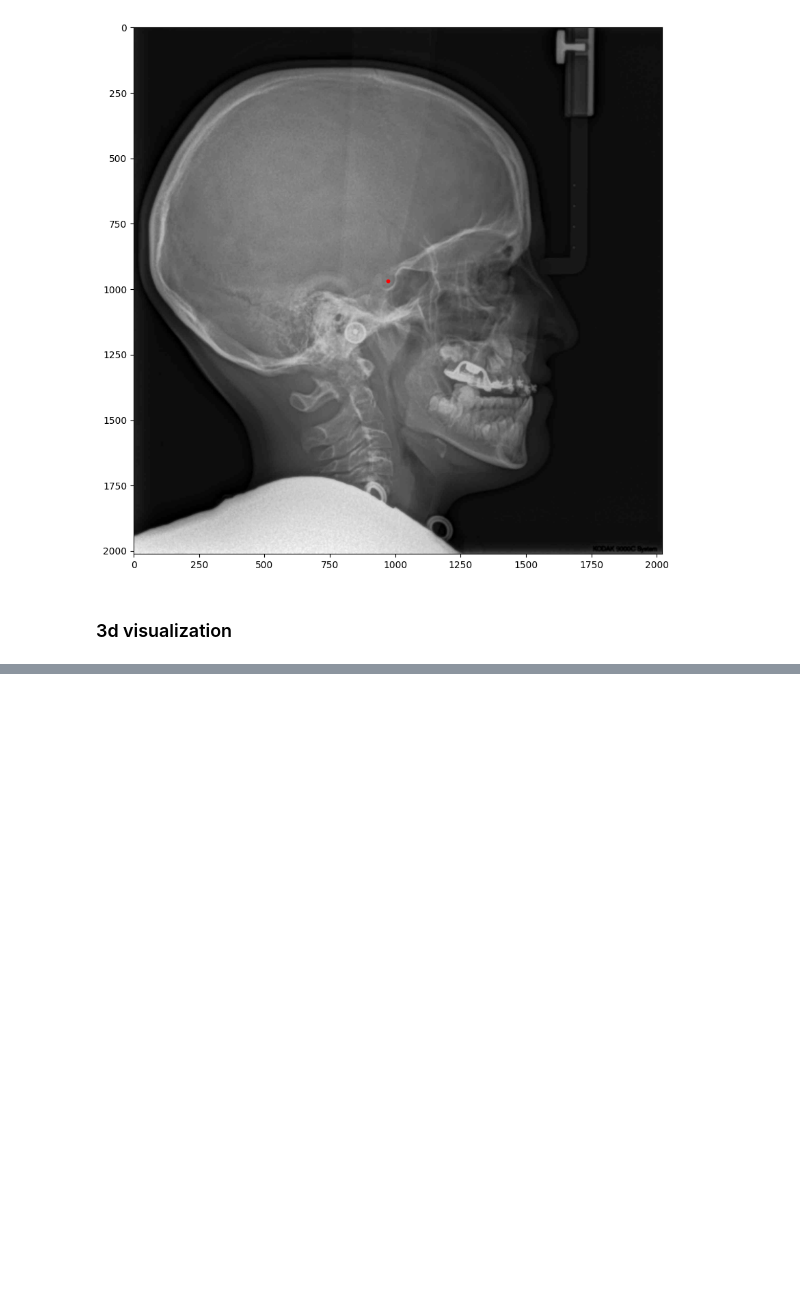
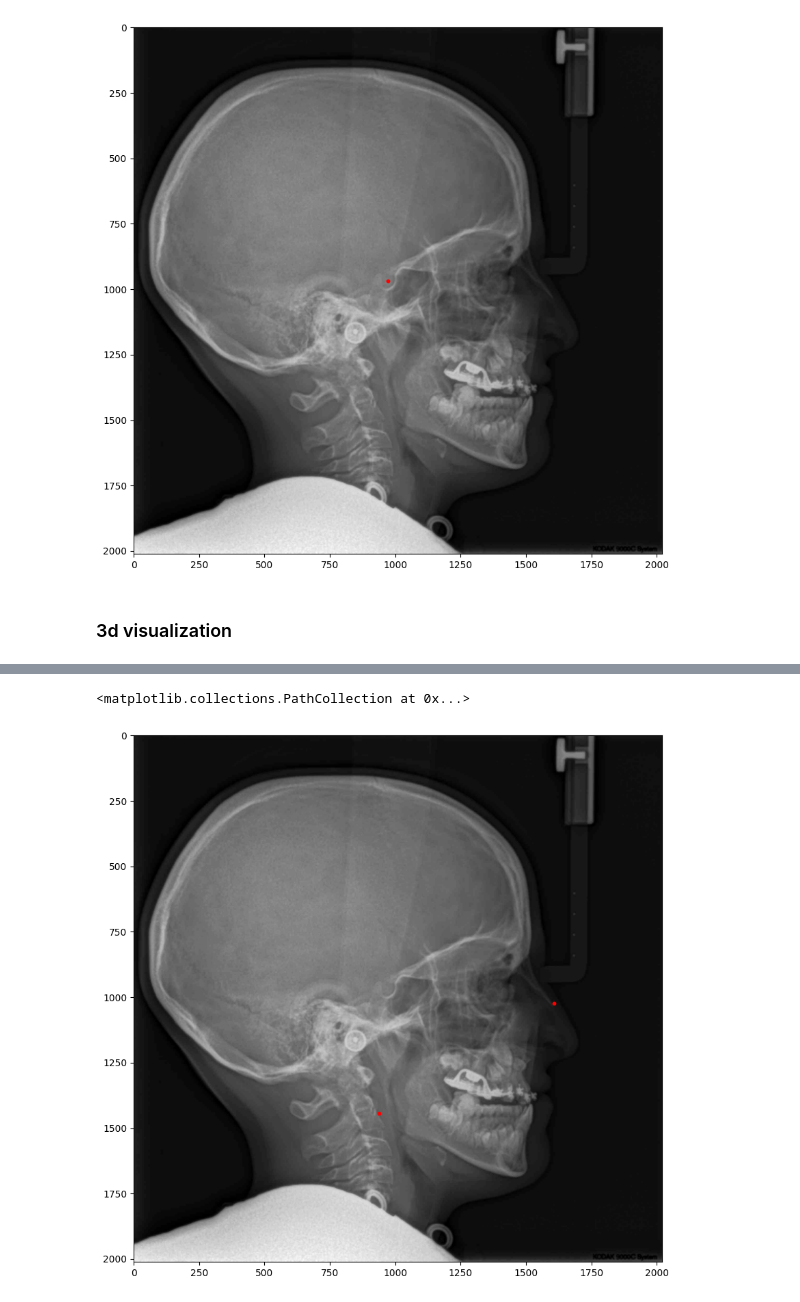
Before and after one commit to Leooo-Shen/landmark, a Jupyter notebook: visualize.ipynb, the cells around one changed output, grey strips where cells are left out. Cells and saved outputs as stored; diff of their text form; code cells hidden in the pictures; blank space fills up the shorter version.

```diff
--- a/visualize.ipynb
+++ b/visualize.ipynb
@@ -54,0 +157,9 @@ data.shape
+# %%
+plt.figure(figsize=(10, 10))
+plt.imshow(img, cmap='gray')
+s_x = [33.8289, 100.665]
+s_y = [8.88653, 0.475684]
+plt.scatter(shift(s_x, 10, 600), shift(s_y, , 1000), c='r', s=10)
+# %% [output]
+<matplotlib.collections.PathCollection at 0x...>
+[figure, added]
```
Also changed, not shown: parts of 6 cells of this notebook, 4 other files.
